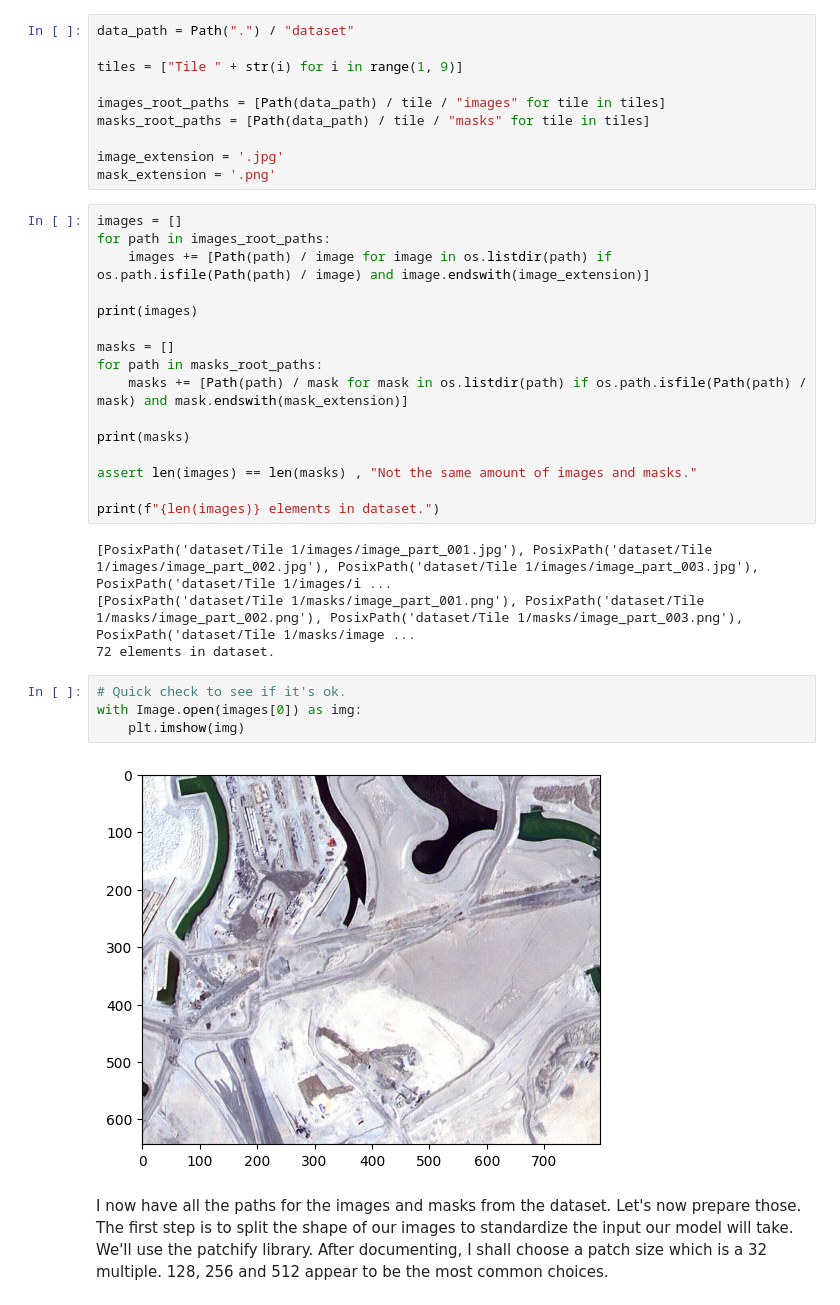
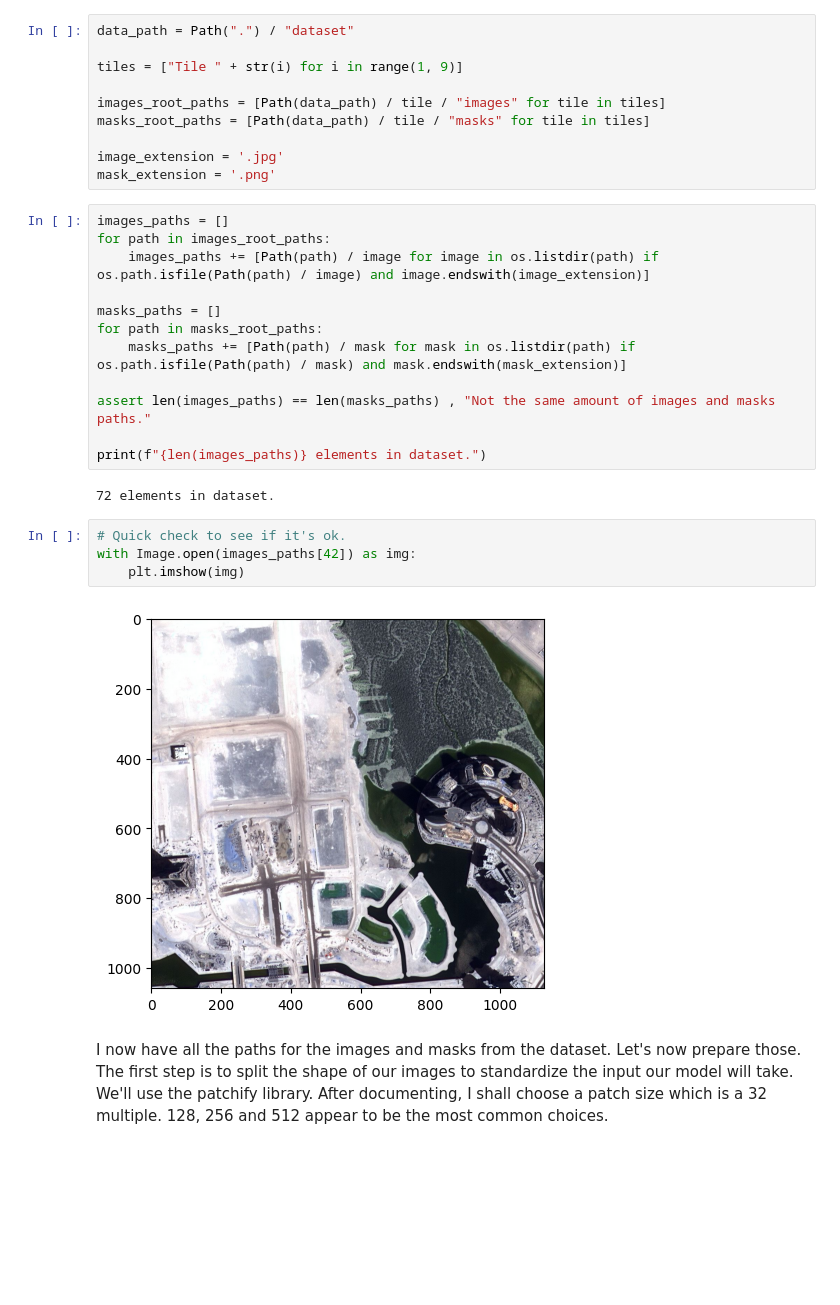
Before and after one commit to smaugdela/Aerial_image_segmentation, a Jupyter notebook: image_segmentation_notebook.ipynb, the cells around one changed output. Cells and saved outputs as stored; diff of their text form; blank space fills up the shorter version.

```diff
--- a/image_segmentation_notebook.ipynb
+++ b/image_segmentation_notebook.ipynb
@@ -36,31 +36,25 @@ masks_root_paths = [Path(data_path) / tile / "masks" for tile in tiles]
 image_extension = '.jpg'
 mask_extension = '.png'
 # %%
-images = []
+images_paths = []
 for path in images_root_paths:
-	images += [Path(path) / image for image in os.listdir(path) if os.path.isfile(Path(path) / image) and image.endswith(image_extension)]
+	images_paths += [Path(path) / image for image in os.listdir(path) if os.path.isfile(Path(path) / image) and image.endswith(image_extension)]
 
-print(images)
+masks_paths = []
+for path in masks_root_paths:
+	masks_paths += [Path(path) / mask for mask in os.listdir(path) if os.path.isfile(Path(path) / mask) and mask.endswith(mask_extension)]
 
-masks = []
-for path in masks_root_paths:
-	masks += [Path(path) / mask for mask in os.listdir(path) if os.path.isfile(Path(path) / mask) and mask.endswith(mask_extension)]
+assert len(images_paths) == len(masks_paths) , "Not the same amount of images and masks paths."
 
-print(masks)
-
-assert len(images) == len(masks) , "Not the same amount of images and masks."
-
-print(f"{len(images)} elements in dataset.")
+print(f"{len(images_paths)} elements in dataset.")
 # %% [output]
-[PosixPath('dataset/Tile 1/images/image_part_001.jpg'), PosixPath('dataset/Tile 1/images/image_part_002.jpg'), PosixPath('dataset/Tile 1/images/image_part_003.jpg'), PosixPath('dataset/Tile 1/images/i ...
-[PosixPath('dataset/Tile 1/masks/image_part_001.png'), PosixPath('dataset/Tile 1/masks/image_part_002.png'), PosixPath('dataset/Tile 1/masks/image_part_003.png'), PosixPath('dataset/Tile 1/masks/image ...
 72 elements in dataset.
 # %%
 # Quick check to see if it's ok.
-with Image.open(images[0]) as img:
+with Image.open(images_paths[42]) as img:
 	plt.imshow(img)
 # %% [output]
-[figure, old version]
+[figure, new version]
 # %% [markdown]
 I now have all the paths for the images and masks from the dataset.
 Let's now prepare those. The first step is to split the shape of our images to standardize the input our model will take. We'll use the patchify library.
```
Also changed, not shown: parts of 4 cells of this notebook.
